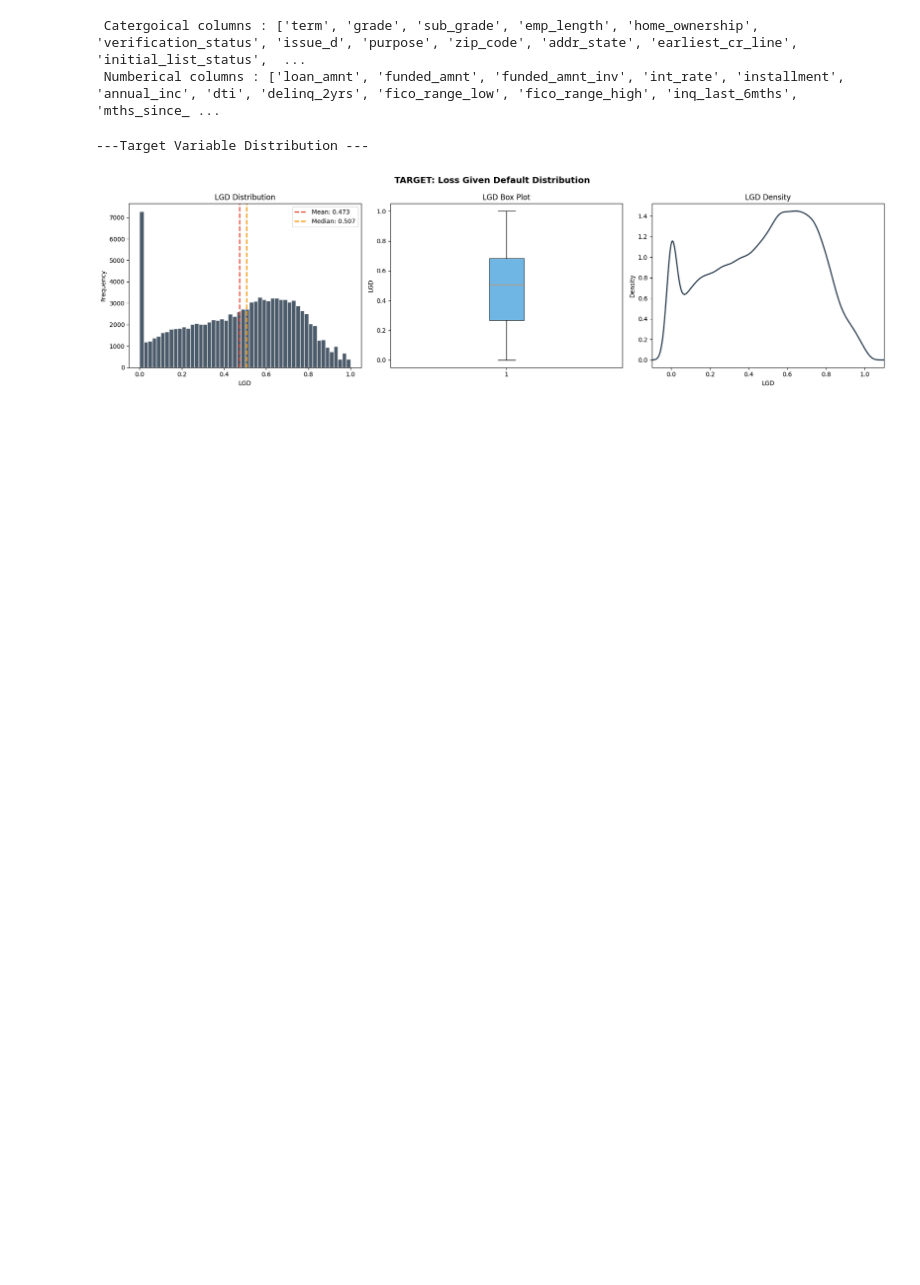
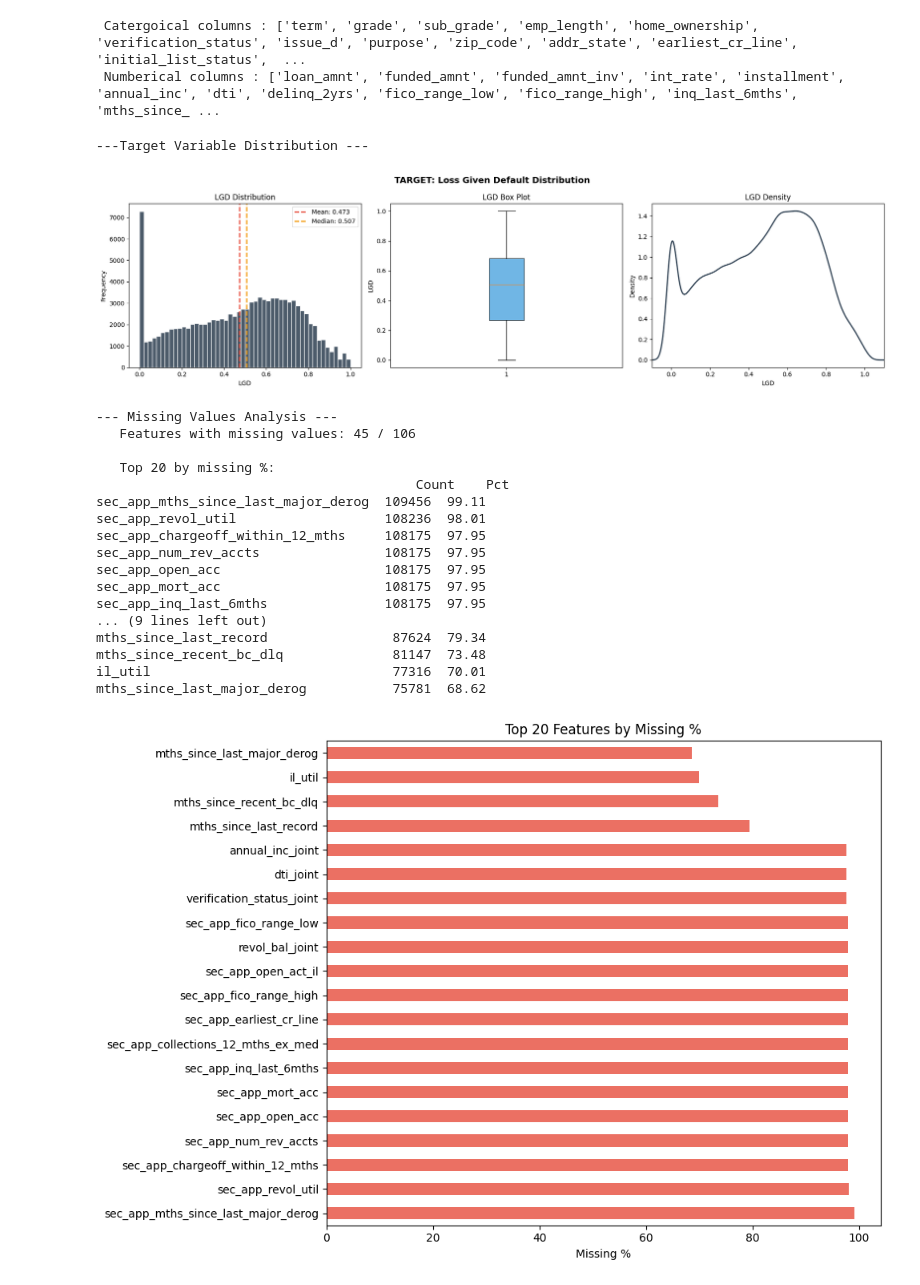
Before and after one commit to IAMLATI/Predicting-Loss-Given-Default-, a Jupyter notebook: Predicting_Loan_Default_Loss_(Loss_Given_Default).ipynb, the cells around one changed output. Drawn from its saved outputs; the diff is of its cells as text; code cells hidden in the pictures; blank space fills up the shorter version.

Commit message:
EDA Missing data

```diff
--- a/Predicting_Loan_Default_Loss_(Loss_Given_Default).ipynb
+++ b/Predicting_Loan_Default_Loss_(Loss_Given_Default).ipynb
@@ -260,3 +262,48 @@ plt.close()
 # %% [output]
 ---Target Variable Distribution ---
 [figure]
+# %%
+print("\n--- Missing Values Analysis ---")
+
+missing = df[features].isnull().sum()
+missing_pct = (missing / len(df) * 100).round(2)
+missing_df = pd.DataFrame({
+    'Count': missing, 'Pct': missing_pct
+}).sort_values('Pct', ascending=False)
+
+missing_sig = missing_df[missing_df['Pct'] > 0]
+print(f"   Features with missing values: {len(missing_sig)} / {len(features)}")
+
+if len(missing_sig) > 0:
+    print(f"\n   Top 20 by missing %:")
+    print(f"   {missing_sig.head(20)}")
+
+    # Visualize top missing
+    top_missing = missing_sig.head(20)
+    fig, ax = plt.subplots(figsize=(10, max(4, len(top_missing)*0.35)))
+    top_missing['Pct'].plot.barh(ax=ax, color='#e74c3c', alpha=0.8)
+    ax.set_xlabel('Missing %')
+    ax.set_title('Top 20 Features by Missing %')
+    plt.tight_layout()
+    plt.savefig('02_missing_values.png', dpi=150, bbox_inches='tight')
+    plt.show()
+    plt.close()
+# %% [output]
+--- Missing Values Analysis ---
+   Features with missing values: 45 / 106
+
+   Top 20 by missing %:
+                                         Count    Pct
+sec_app_mths_since_last_major_derog  109456  99.11
+sec_app_revol_util                   108236  98.01
+sec_app_chargeoff_within_12_mths     108175  97.95
+sec_app_num_rev_accts                108175  97.95
+sec_app_open_acc                     108175  97.95
+sec_app_mort_acc                     108175  97.95
+sec_app_inq_last_6mths               108175  97.95
+... (9 lines left out)
+mths_since_last_record                87624  79.34
+mths_since_recent_bc_dlq              81147  73.48
+il_util                               77316  70.01
+mths_since_last_major_derog           75781  68.62
+[figure, added]
```
Also changed, not shown: parts of 11 cells of this notebook.
